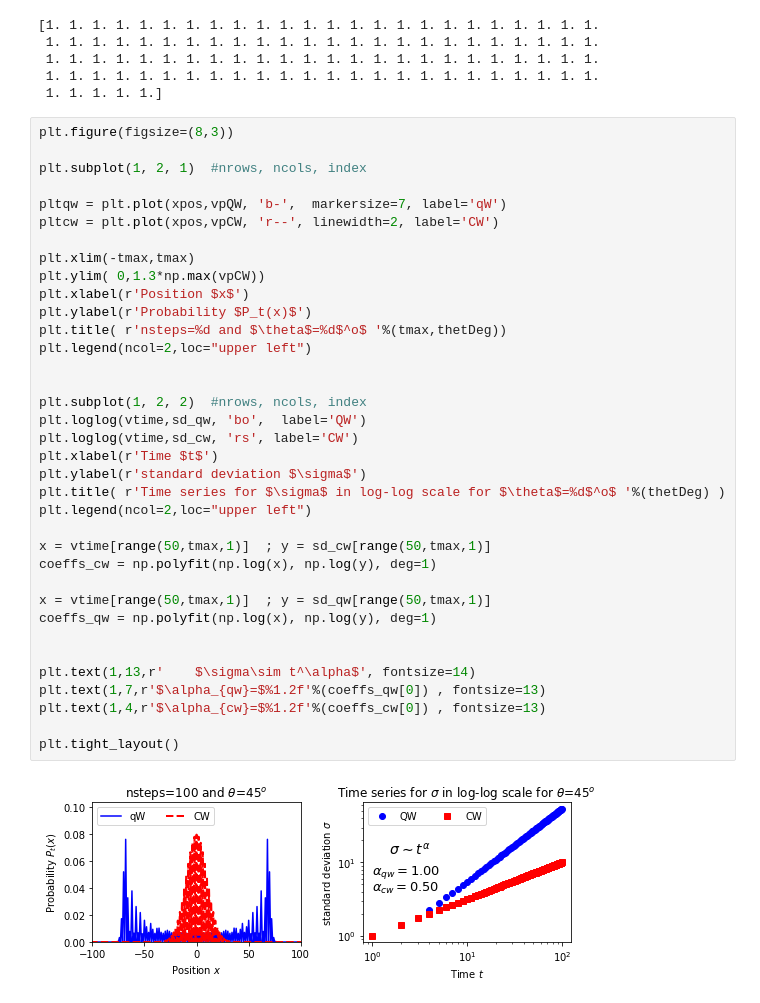
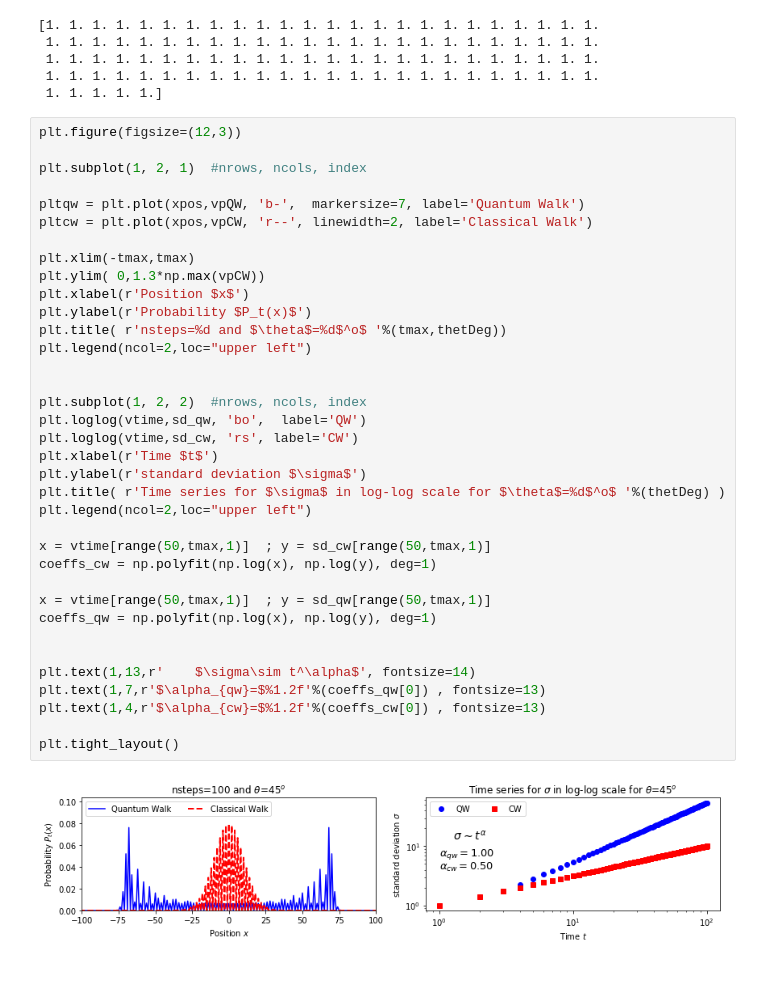
Before and after one commit to PiresMA/quantum-walk-1D, a Jupyter notebook: qw_01_px_and_scaling.ipynb, the cells around one changed output. Saved outputs shown, nothing was run; the diff lists cells and outputs as text; blank space fills up the shorter version.

```diff
--- a/qw_01_px_and_scaling.ipynb
+++ b/qw_01_px_and_scaling.ipynb
@@ -113,40 +113,40 @@ print(  vSumP )
  1. 1. 1. 1. 1. 1. 1. 1. 1. 1. 1. 1. 1. 1. 1. 1. 1. 1. 1. 1. 1. 1. 1. 1.
  1. 1. 1. 1. 1.]
 # %%
-plt.figure(figsize=(8,3))
+plt.figure(figsize=(12,3))
 
 plt.subplot(1, 2, 1)  #nrows, ncols, index
 
-pltqw = plt.plot(xpos,vpQW, 'b-',  markersize=7, label='qW')
-pltcw = plt.plot(xpos,vpCW, 'r--', linewidth=2, label='CW')
+pltqw = plt.plot(xpos,vpQW, 'b-',  markersize=7, label='Quantum Walk')
+pltcw = plt.plot(xpos,vpCW, 'r--', linewidth=2, label='Classical Walk')
 
 plt.xlim(-tmax,tmax)
 plt.ylim( 0,1.3*np.max(vpCW))
 plt.xlabel(r'Position $x$')
 plt.ylabel(r'Probability $P_t(x)$')
 plt.title( r'nsteps=%d and $\theta$=%d$^o$ '%(tmax,thetDeg))
 plt.legend(ncol=2,loc="upper left")
 
 
 plt.subplot(1, 2, 2)  #nrows, ncols, index
 plt.loglog(vtime,sd_qw, 'bo',  label='QW')
 plt.loglog(vtime,sd_cw, 'rs', label='CW')
 plt.xlabel(r'Time $t$')
 plt.ylabel(r'standard deviation $\sigma$')
 plt.title( r'Time series for $\sigma$ in log-log scale for $\theta$=%d$^o$ '%(thetDeg) )
 plt.legend(ncol=2,loc="upper left")
 
 x = vtime[range(50,tmax,1)]  ; y = sd_cw[range(50,tmax,1)]
 coeffs_cw = np.polyfit(np.log(x), np.log(y), deg=1)
 
 x = vtime[range(50,tmax,1)]  ; y = sd_qw[range(50,tmax,1)]
 coeffs_qw = np.polyfit(np.log(x), np.log(y), deg=1)
 
 
 plt.text(1,13,r'    $\sigma\sim t^\alpha$', fontsize=14)
 plt.text(1,7,r'$\alpha_{qw}=$%1.2f'%(coeffs_qw[0]) , fontsize=13)
 plt.text(1,4,r'$\alpha_{cw}=$%1.2f'%(coeffs_cw[0]) , fontsize=13)
 
 plt.tight_layout()
 # %% [output]
-[figure, old version]
+[figure, new version]
```
